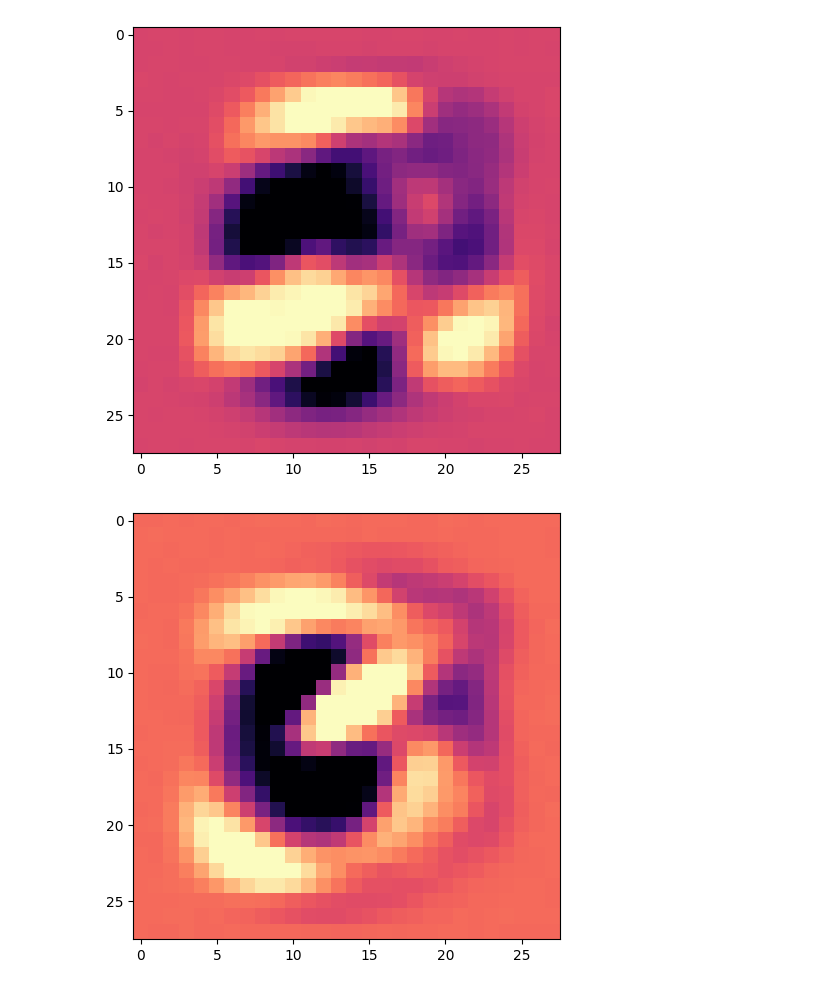
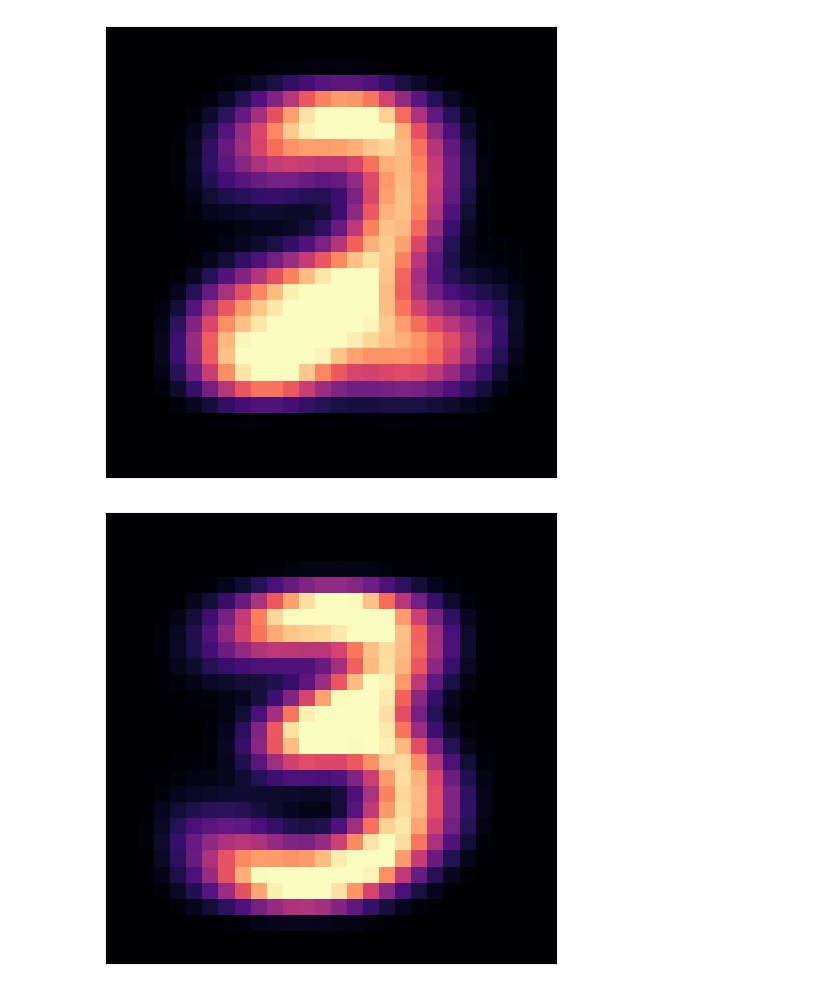
Before and after one commit to JonathanBorghese/SLP_Playground, a Jupyter notebook: SLP_Playground.ipynb, the cells around one changed output. Cells and saved outputs as stored; diff of their text form; code cells hidden in the pictures.

```diff
--- a/SLP_Playground.ipynb
+++ b/SLP_Playground.ipynb
@@ -8,14 +8,18 @@ df_testing = open("mnist_test.csv")
 df_testing.readline()
 df_training.readline()
 
-buffer = [[float(x) for x in line.split(',')] for line in df_training.readlines()]
+buffer = np.array([[float(x) for x in line.split(',')] for line in df_training.readlines()])
 
 training_labels = np.array([data[0] for data in buffer], dtype=np.int_)
 training_features = np.array([data[1:] for data in buffer], dtype=np.double)
 training_features /= 255
+
+training_features = np.append(training_features, np.ones((len(training_features), 1)), axis=1)
 
 buffer = [[float(x) for x in line.split(',')] for line in df_testing.readlines()]
 
 testing_labels = np.array([data[0] for data in buffer], dtype=np.double)
 testing_features = np.array([data[1:] for data in buffer], dtype=np.double)
 testing_features /= 255
+
+testing_features = np.append(testing_features, np.ones((len(testing_features), 1)), axis=1)
@@ -88,15 +26,18 @@ class LogisticRegression:
 # %%
-model = LogisticRegression()
+import LogisticRegression
+
+model = LogisticRegression.LogisticRegression()
 
 for d in range(10):
     new_testing_labels = np.array([int(x == d) for x in testing_labels], dtype=np.int_)
     new_training_labels = np.array([int(x == d) for x in training_labels], dtype=np.int_)
 
-    weights = model.fit(training_features, new_training_labels, max_epochs=100, learning_rate=0.01, gamma=1)
+    print('Digit ', d, ':')
+    weights = model.fit(training_features, new_training_labels, max_epochs=500, learning_rate=0.1)
     print("Digit:", d, "\tErorr Rate:", model.error_rate(testing_features, new_testing_labels, weights))
-    print('\n')
+    print('-------------\n')
 
     # save weight to file
-    filename = "weights/w" + str(d) + "_result.bin"
+    filename = "weights/w" + str(d) + "_test.bin"
     weights.tofile(filename)
 # %% [output]
@@ -124,10 +64,15 @@ import matplotlib as mpl
 
 #view results
 
+w = []
+
 for d in range(10):
 
-    weights = np.fromfile("weights/w" + str(d) + "_result.bin")
-    weights = np.reshape(weights, (28, 28))
+    weights = np.fromfile("weights/w" + str(d) + "_test.bin")
+
+    w.append(weights)
+
+    weights = np.reshape(weights[0:len(weights)-1], (28, 28))
 
     min = np.percentile(weights, 5)
     max = np.percentile(weights, 95)
@@ -137,6 +82,9 @@ for d in range(10):
     fig, ax = plt.subplots()
     im = ax.imshow(weights, norm=norm, cmap='magma')
 
+    plt.xticks([])
+    plt.yticks([])
+
     plt.tight_layout()
     plt.show()
 # %% [output]
@@ -145,2 +93,2 @@ for d in range(10):
-[figure, old version]
+[figure, new version]
-[figure, old version]
+[figure, new version]
```
Also changed, not shown: parts of 4 cells of this notebook, 24 other files.
